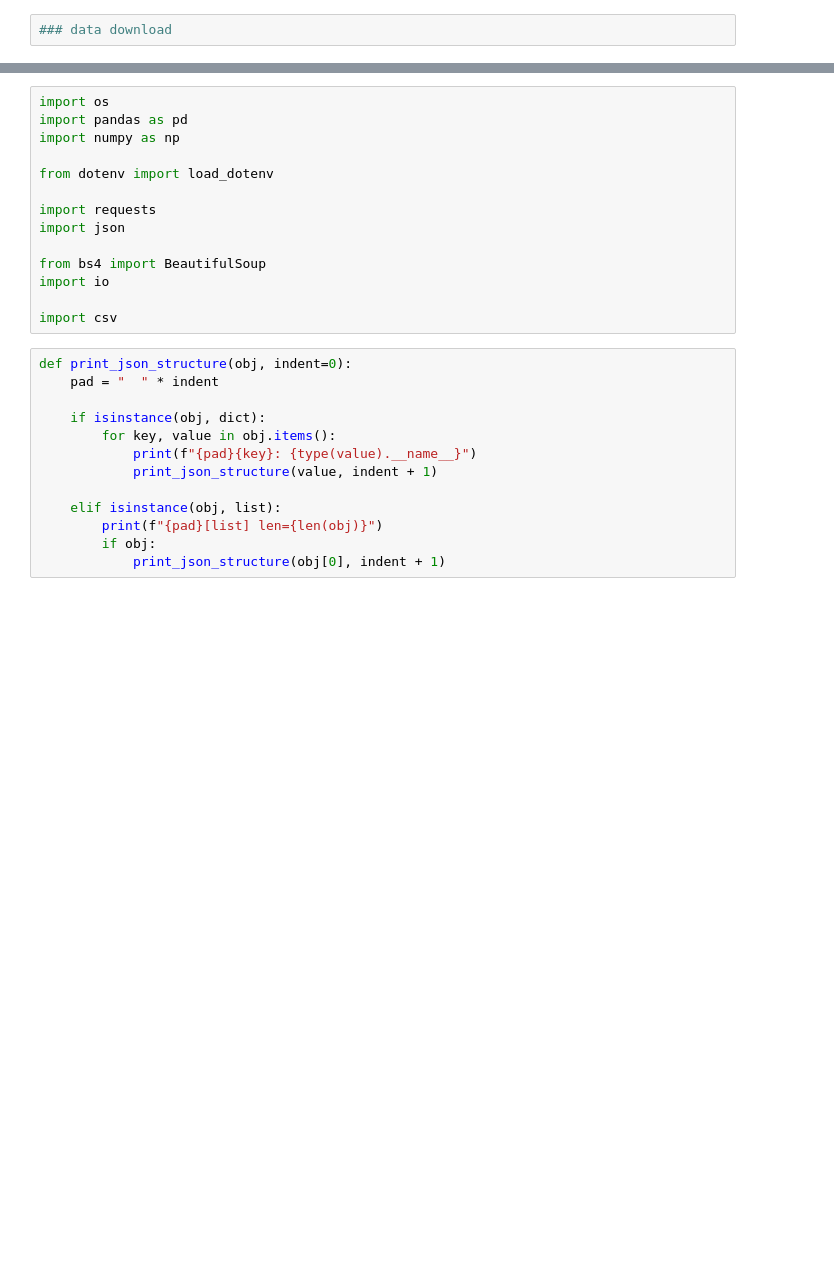
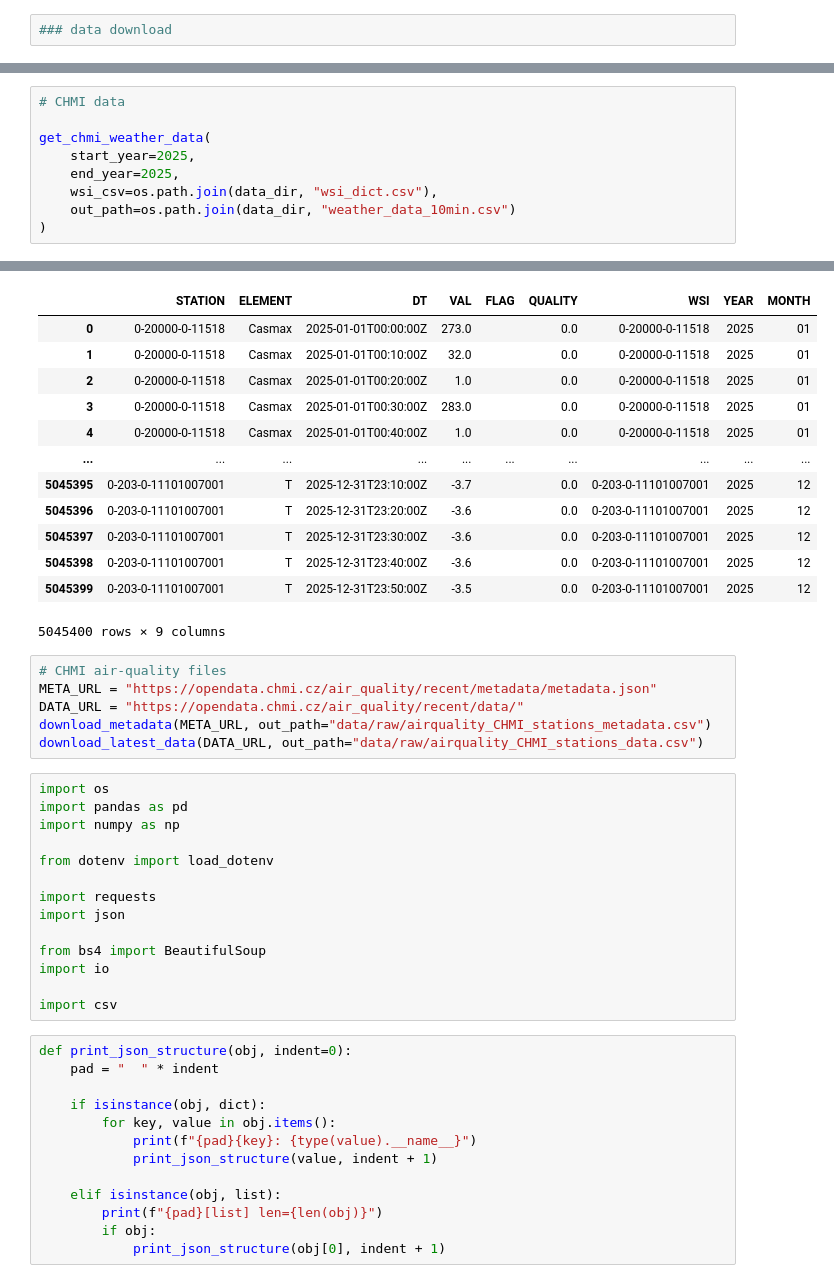
Before and after one commit to jayjay7788/Data-Processing-in-Python---Project, a Jupyter notebook: notebooks/project API draft.ipynb, the cells around one changed output, grey strips where cells are left out. Drawn from its saved outputs; the diff is of its cells as text; blank space fills up the shorter version.

```diff
--- a/notebooks/project API draft.ipynb
+++ b/notebooks/project API draft.ipynb
@@ -4,0 +48,10 @@
+# %%
+# CHMI data
+
+get_chmi_weather_data(
+    start_year=2025,
+    end_year=2025,
+    wsi_csv=os.path.join(data_dir, "wsi_dict.csv"),
+    out_path=os.path.join(data_dir, "weather_data_10min.csv")
+)
+# %% [output]
@@ -5,3 +70,22 @@
+|  | STATION | ELEMENT | DT | VAL | FLAG | QUALITY | WSI | YEAR | MONTH |
+| 0 | 0-20000-0-11518 | Casmax | 2025-01-01T00:00:00Z | 273.0 |  | 0.0 | 0-20000-0-11518 | 2025 | 01 |
+| 1 | 0-20000-0-11518 | Casmax | 2025-01-01T00:10:00Z | 32.0 |  | 0.0 | 0-20000-0-11518 | 2025 | 01 |
+| 2 | 0-20000-0-11518 | Casmax | 2025-01-01T00:20:00Z | 1.0 |  | 0.0 | 0-20000-0-11518 | 2025 | 01 |
+| 3 | 0-20000-0-11518 | Casmax | 2025-01-01T00:30:00Z | 283.0 |  | 0.0 | 0-20000-0-11518 | 2025 | 01 |
+| 4 | 0-20000-0-11518 | Casmax | 2025-01-01T00:40:00Z | 1.0 |  | 0.0 | 0-20000-0-11518 | 2025 | 01 |
+| ... | ... | ... | ... | ... | ... | ... | ... | ... | ... |
+| 5045395 | 0-203-0-11101007001 | T | 2025-12-31T23:10:00Z | -3.7 |  | 0.0 | 0-203-0-11101007001 | 2025 | 12 |
+| 5045396 | 0-203-0-11101007001 | T | 2025-12-31T23:20:00Z | -3.6 |  | 0.0 | 0-203-0-11101007001 | 2025 | 12 |
+| 5045397 | 0-203-0-11101007001 | T | 2025-12-31T23:30:00Z | -3.6 |  | 0.0 | 0-203-0-11101007001 | 2025 | 12 |
+| 5045398 | 0-203-0-11101007001 | T | 2025-12-31T23:40:00Z | -3.6 |  | 0.0 | 0-203-0-11101007001 | 2025 | 12 |
+| 5045399 | 0-203-0-11101007001 | T | 2025-12-31T23:50:00Z | -3.5 |  | 0.0 | 0-203-0-11101007001 | 2025 | 12 |
+5045400 rows × 9 columns
+# %%
+# CHMI air-quality files
+META_URL = "https://opendata.chmi.cz/air_quality/recent/metadata/metadata.json"
+DATA_URL = "https://opendata.chmi.cz/air_quality/recent/data/"
+download_metadata(META_URL, out_path="data/raw/airquality_CHMI_stations_metadata.csv")
+download_latest_data(DATA_URL, out_path="data/raw/airquality_CHMI_stations_data.csv")
 # %%
 import os
 import pandas as pd
```
Also changed, not shown: parts of 5 cells of this notebook.
